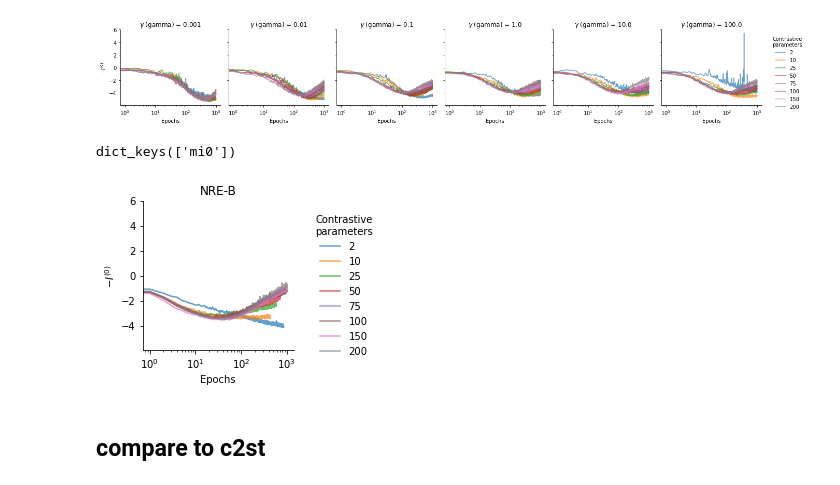
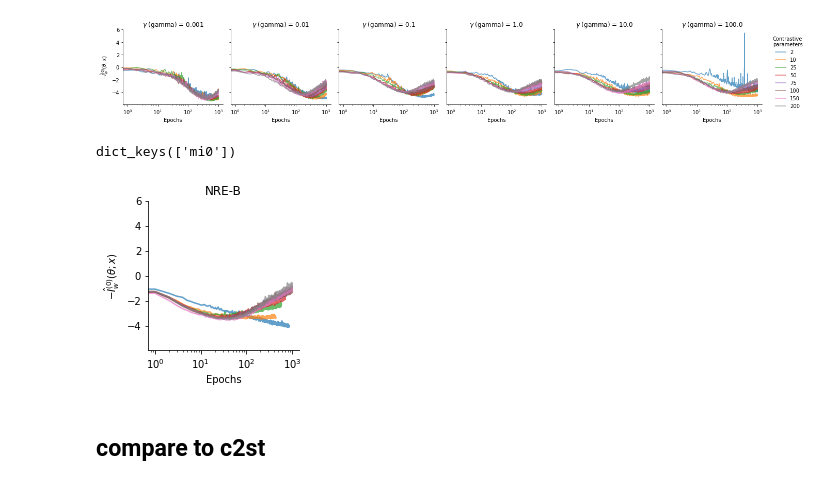
Before and after one commit to bkmi/cnre, a Jupyter notebook: infinite/05 mi.ipynb, the cells around one changed output. Cells and saved outputs as stored; diff of their text form; code cells hidden in the pictures.

```diff
--- a/infinite/05 mi.ipynb
+++ b/infinite/05 mi.ipynb
@@ -23,8 +23,8 @@ import numpy as np
 # %%
 linestyles = {2: "dashed", 3: "solid"}
 avglogratio_name = r"Mean -$\log \hat{r}_{\mathbf{w}}(\mathbf{x} \mid \mathbf{\theta})$"
-validation_loss_name = r"$-I^{(0)}$"
-partition_fn_name = r"$Z_{w}(x)$"
+validation_loss_name = r"$-\hat{I}^{(0)}_{w}(\theta; x)$"
+partition_fn_name = r"log $\hat{Z}_{w}(x)$"
 legend_title = "Contrastive" + "\n" + "parameters"
 alpha=0.7
 
@@ -304,37 +308,39 @@ df_sameval = grp.first().reset_index()
 g = sns.FacetGrid(
     df_sameval,
     # x="path",  #to look up series
     hue="num_contrastive_parameters",
     row="metric",
     # col="gamma",
     height=3.05,
     sharey="row",
     # legend_out=True,
     legend_out=False
 )
 
 g.figure.tight_layout()
 g.map(plot_either_val_or_avglogratio_or_mi, "path", "metric", "num_blocks")
 
-g.add_legend()
-sns.move_legend(g, "center left", bbox_to_anchor=(1.0, 0.5), frameon=False)
-g.legend.set_title(legend_title)
+# g.add_legend()
+# sns.move_legend(g, "center left", bbox_to_anchor=(1.0, 0.5), frameon=False)
+# g.legend.set_title(legend_title)
 
 print(g.axes_dict.keys())
 # ax = g.axes_dict[('avglogratio', 0.001)]
 # ax.set_ylabel(avglogratio_name)
 
 ax = g.axes_dict[('mi0')]
 ax.set_ylabel(validation_loss_name)
 ax.set_ylim(*ylim)
 
 for ax in g.axes[0, :]:
     value = ax.get_title().split()[-1]
     ax.set_title(r"NRE-B")
     ax.set_xlabel("Epochs")
+
+plt.savefig("mi0-slcp-nreb.pdf", dpi=300, bbox_inches="tight")
 # %% [output]
 dict_keys(['mi0'])
-[figure, old version]
+[figure, new version]
 # %% [markdown]
 ## compare to c2st
 # %%
```
Also changed, not shown: parts of 5 cells of this notebook.
